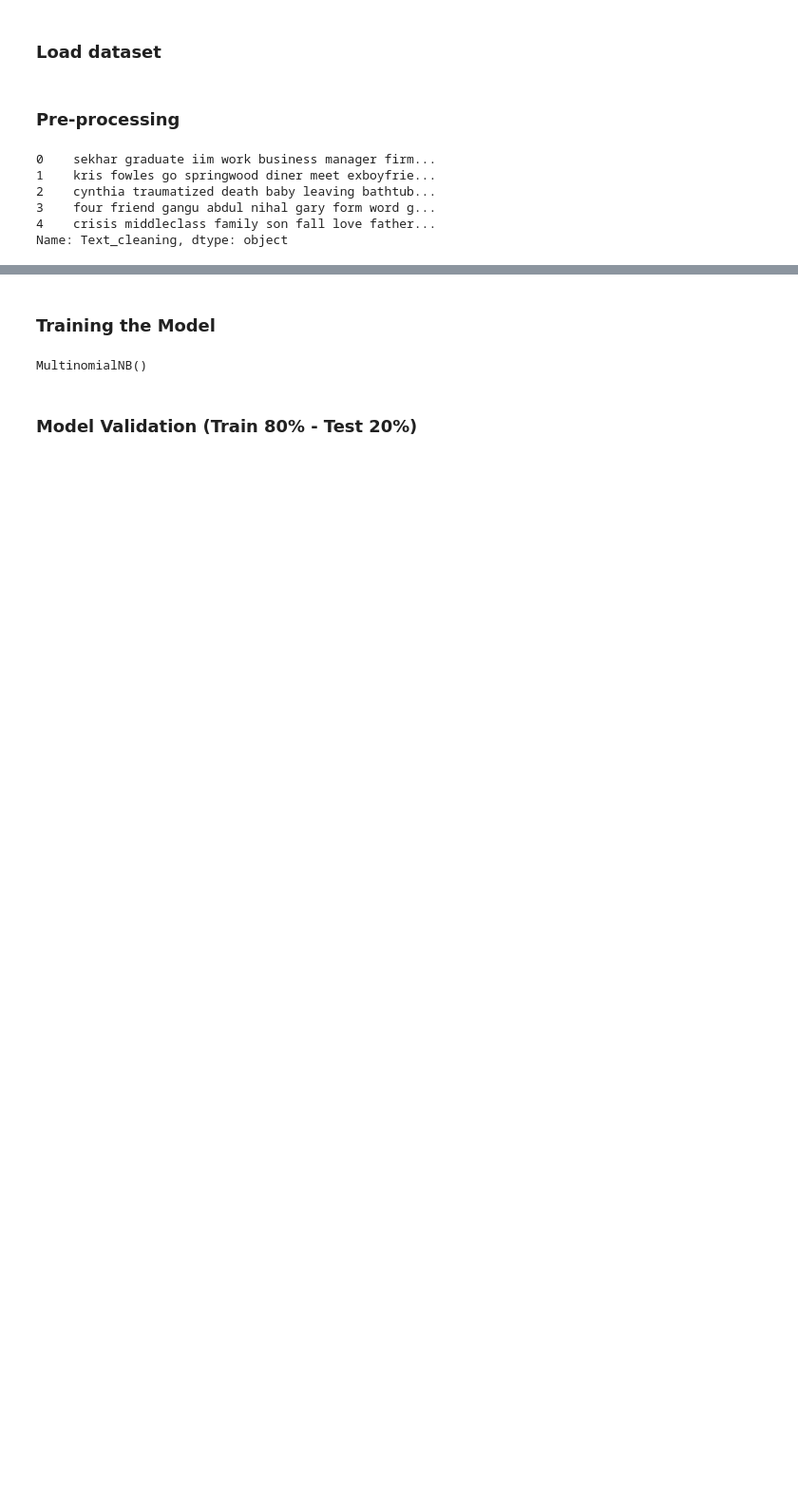
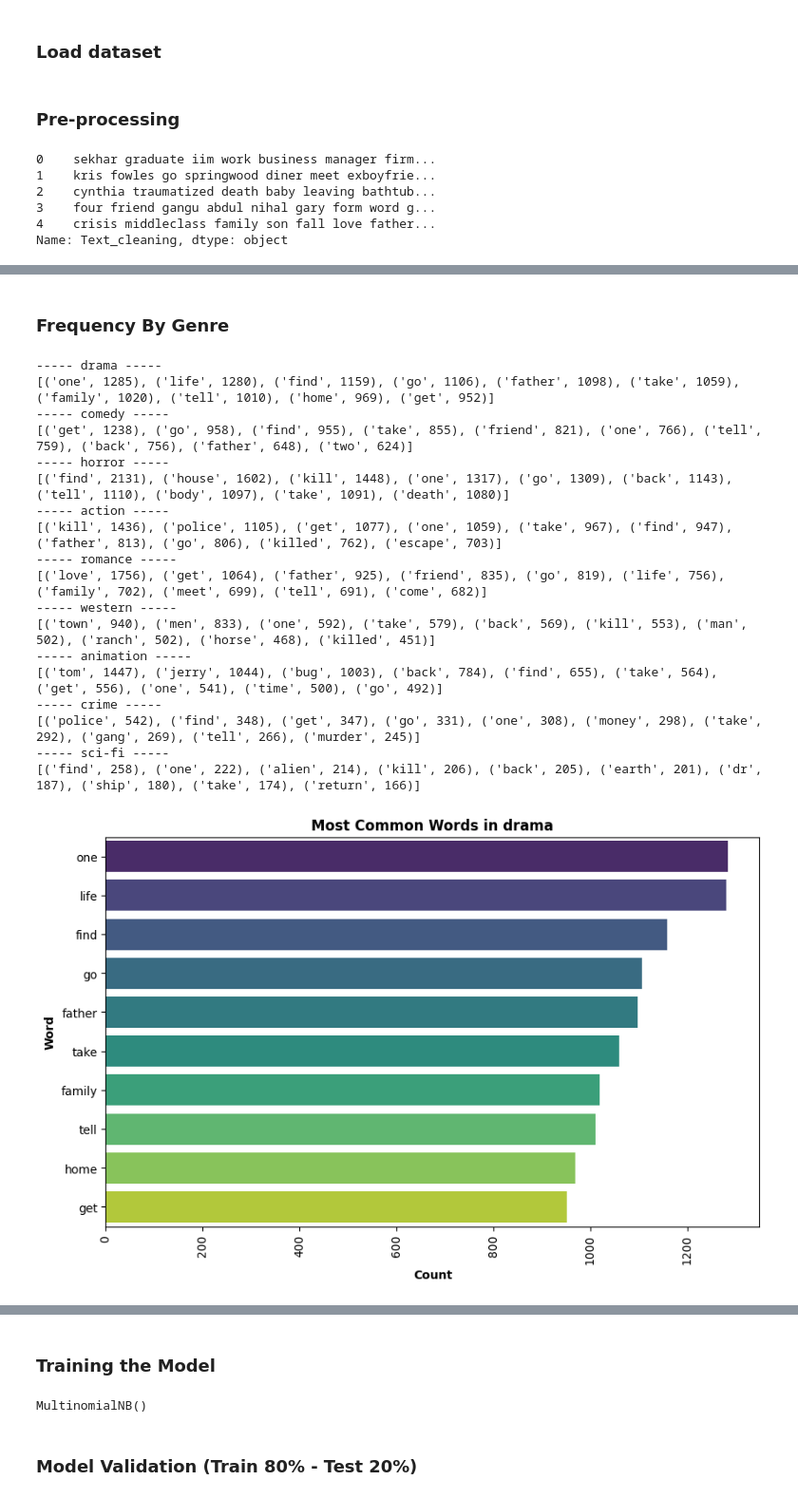
Before and after one commit to LC1243/NLP-MovieGenreClassifier, a Jupyter notebook: reviews.ipynb, the cells around one changed output, grey strips where cells are left out. Shown at 95% size. Drawn from its saved outputs; the diff is of its cells as text; code cells hidden in the pictures; blank space fills up the shorter version.

Commit message:
chore: organized reviews.ipynb and added most common words by genre

```diff
--- a/reviews.ipynb
+++ b/reviews.ipynb
@@ -28,6 +24,8 @@ True
 train_data = pd.read_csv('train.txt', sep='\t', header=None, names=['title', 'from', 'genre', 'director', 'plot'])
 
 test_data = pd.read_csv('test_no_labels.txt', sep='\t', header=None, names=['title', 'from', 'director', 'plot'])
+# %%
+genres = ['drama', 'comedy', 'horror', 'action', 'romance', 'western', 'animation', 'crime', 'sci-fi']
 # %% [markdown]
 ### Pre-processing
 # %%
@@ -48,10 +46,7 @@ def clean_text(text):
     return text
 
 train_data['Text_cleaning'] = train_data['plot'].apply(clean_text)
-train_data['title'] = train_data['title'].apply(clean_text)
-
 test_data['Text_cleaning'] = test_data['plot'].apply(clean_text)
-test_data['title'] = test_data['title'].apply(clean_text)
 
 train_data['Text_cleaning'].head()
 # %% [output]
@@ -78,0 +74,50 @@ Passing `palette` without assigning `hue` is deprecated and will be removed in v
+# %% [markdown]
+### Frequency By Genre
+# %%
+############# BarPlot
+
+for genre in genres:
+
+    genre_data = train_data[train_data['genre'] == genre].copy()
+    genre_data['words'] = genre_data['Text_cleaning'].apply(lambda x: x.split())
+
+    # Concatenate all tokens for the genre
+    all_words = [word for tokens in genre_data['words'] for word in tokens]
+
+    # Get the most common words
+    word_counts = Counter(all_words).most_common(10)  # Top 10 most common words
+
+    print("-----", genre, "-----")
+    print(word_counts)
+
+    # Create a DataFrame for easy plotting
+    words_df = pd.DataFrame(word_counts, columns=['word', 'count'])
+
+    # Plot for each genre
+    plt.figure(figsize=(10, 6))
+    sns.barplot(y='word', x='count', data=words_df, hue='word', palette='viridis', legend=False)
+    plt.title(f'Most Common Words in {genre}', fontweight='bold')
+    plt.xlabel('Count', fontweight='bold')
+    plt.ylabel('Word', fontweight='bold')
+    plt.xticks(rotation=90)
+    #plt.show()
+# %% [output]
+----- drama -----
+[('one', 1285), ('life', 1280), ('find', 1159), ('go', 1106), ('father', 1098), ('take', 1059), ('family', 1020), ('tell', 1010), ('home', 969), ('get', 952)]
+----- comedy -----
+[('get', 1238), ('go', 958), ('find', 955), ('take', 855), ('friend', 821), ('one', 766), ('tell', 759), ('back', 756), ('father', 648), ('two', 624)]
+----- horror -----
+[('find', 2131), ('house', 1602), ('kill', 1448), ('one', 1317), ('go', 1309), ('back', 1143), ('tell', 1110), ('body', 1097), ('take', 1091), ('death', 1080)]
+----- action -----
+[('kill', 1436), ('police', 1105), ('get', 1077), ('one', 1059), ('take', 967), ('find', 947), ('father', 813), ('go', 806), ('killed', 762), ('escape', 703)]
+----- romance -----
+[('love', 1756), ('get', 1064), ('father', 925), ('friend', 835), ('go', 819), ('life', 756), ('family', 702), ('meet', 699), ('tell', 691), ('come', 682)]
+----- western -----
+[('town', 940), ('men', 833), ('one', 592), ('take', 579), ('back', 569), ('kill', 553), ('man', 502), ('ranch', 502), ('horse', 468), ('killed', 451)]
+----- animation -----
+[('tom', 1447), ('jerry', 1044), ('bug', 1003), ('back', 784), ('find', 655), ('take', 564), ('get', 556), ('one', 541), ('time', 500), ('go', 492)]
+----- crime -----
+[('police', 542), ('find', 348), ('get', 347), ('go', 331), ('one', 308), ('money', 298), ('take', 292), ('gang', 269), ('tell', 266), ('murder', 245)]
+----- sci-fi -----
+[('find', 258), ('one', 222), ('alien', 214), ('kill', 206), ('back', 205), ('earth', 201), ('dr', 187), ('ship', 180), ('take', 174), ('return', 166)]
+[figure, added]
```
Also changed, not shown: parts of 21 cells of this notebook.
